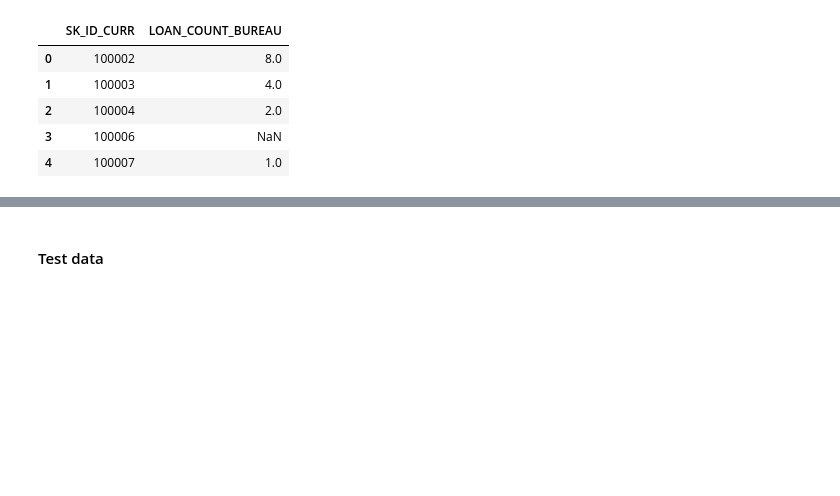
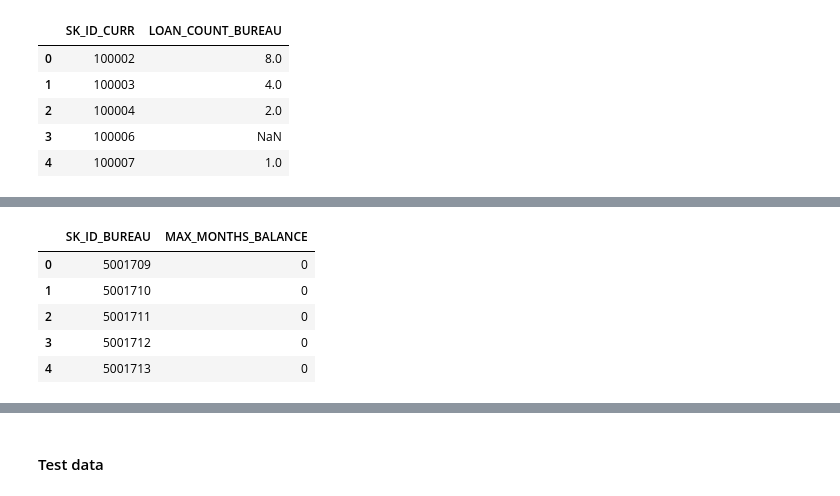
Before and after one commit to misbah-uddin/home_credit_default_risk, a Jupyter notebook: home_credit_default_risk_notebook_advanced.ipynb, the cells around one changed output, grey strips where cells are left out. Drawn from its saved outputs; the diff is of its cells as text; code cells hidden in the pictures; blank space fills up the shorter version.

```diff
--- a/home_credit_default_risk_notebook_advanced.ipynb
+++ b/home_credit_default_risk_notebook_advanced.ipynb
@@ -132,0 +151,9 @@ train_features_bureau[['SK_ID_CURR', 'LOAN_COUNT_BUREAU']].head()
+# %%
+max_loan_per_month.head()
+# %% [output]
+|  | SK_ID_BUREAU | MAX_MONTHS_BALANCE |
+| 0 | 5001709 | 0 |
+| 1 | 5001710 | 0 |
+| 2 | 5001711 | 0 |
+| 3 | 5001712 | 0 |
+| 4 | 5001713 | 0 |
```
Also changed, not shown: parts of 11 cells of this notebook, 1 other file.
